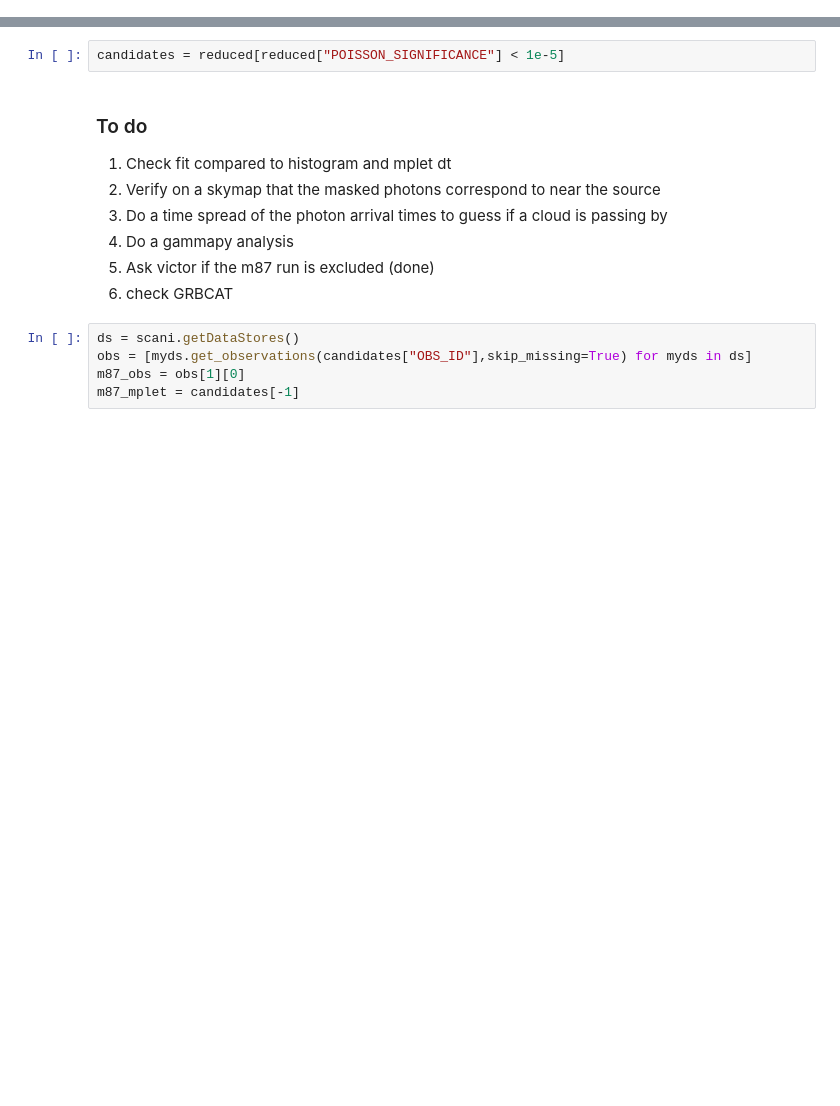
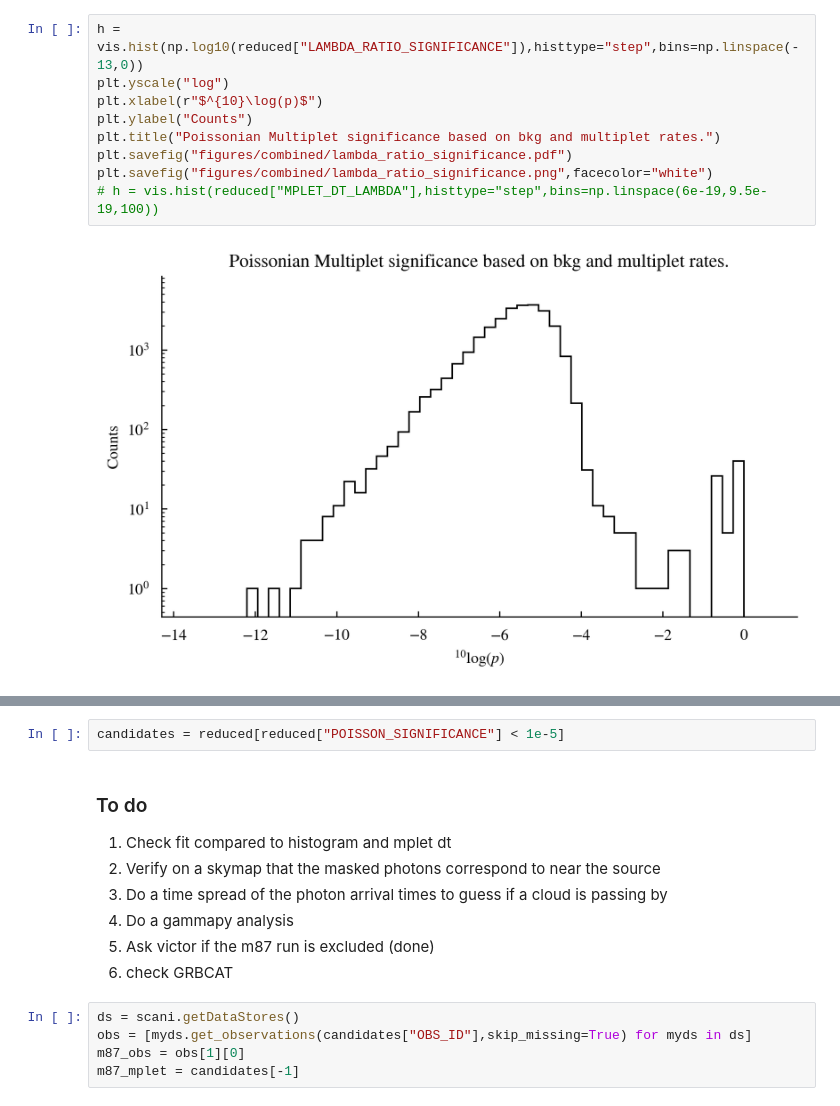
Before and after one commit to annanayjaitly/gamma_transients, a Jupyter notebook: testing/significance.ipynb, the cells around one changed output, grey strips where cells are left out. Saved outputs shown, nothing was run; the diff lists cells and outputs as text; blank space fills up the shorter version.

```diff
--- a/testing/significance.ipynb
+++ b/testing/significance.ipynb
@@ -12,0 +29,11 @@ with open("pkl_jugs/reduced_with_bkg.pkl","rb") as f:
+# %%
+h = vis.hist(np.log10(reduced["LAMBDA_RATIO_SIGNIFICANCE"]),histtype="step",bins=np.linspace(-13,0))
+plt.yscale("log")
+plt.xlabel(r"$^{10}\log(p)$")
+plt.ylabel("Counts")
+plt.title("Poissonian Multiplet significance based on bkg and multiplet rates.")
+plt.savefig("figures/combined/lambda_ratio_significance.pdf")
+plt.savefig("figures/combined/lambda_ratio_significance.png",facecolor="white")
+# h = vis.hist(reduced["MPLET_DT_LAMBDA"],histtype="step",bins=np.linspace(6e-19,9.5e-19,100))
+# %% [output]
+[figure, added]
```
Also changed, not shown: parts of 10 cells of this notebook, 2 other files.
